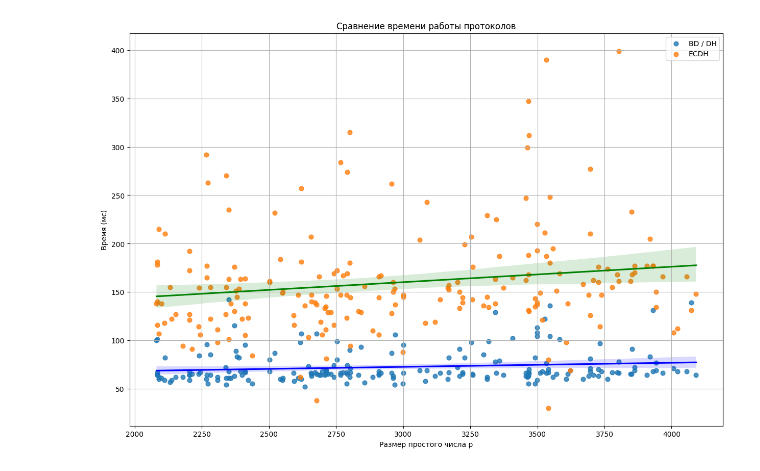
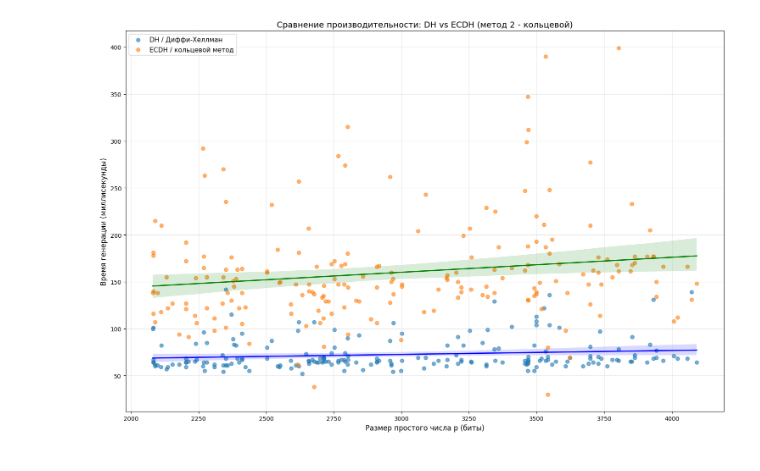
Before and after one commit to GeeZiX84/ECDH, a Jupyter notebook: analitycs.ipynb, the cells around one changed output. Drawn from its saved outputs; the diff is of its cells as text; code cells hidden in the pictures.

```diff
--- a/analitycs.ipynb
+++ b/analitycs.ipynb
@@ -142,19 +277,36 @@ plt.show()
 # %%
-# Преобразуем названия столбцов в EC таблице, чтобы убрать лишние пробелы
+# ============================================================================
+# ГРАФИК 5: Сравнение DH vs ECDH (кольцевой метод)
+# ============================================================================
+# Аналогично графику 4, но для кольцевого метода
 
-#График сравния времени на генерацию ключей, все точки ECDH и BD соединены прямыми для наглядности
-# График 1: сравнение времени (Diffie-Hellman vs ECDH)
-plt.figure(figsize=(15,10))
-sns.regplot(x='p', y='время_генерации_ключа_мкс', data=df, label='BD / DH', scatter_kws={'s':40}, line_kws={'color':'blue'})
-sns.regplot(x='p', y='время_генерации_общего_ключа_кольцевым_методом_мкс', data=df2, label='ECDH', scatter_kws={'s':40}, line_kws={'color':'green'})
-#plt.plot(df['p'], df['время_генерации_ключа_мкс'], 'o-', label='BD / DH (ms)')
-#plt.plot(df2['p'], df2['время_генерации_ключа_мкс'], 'o-', label='ECDH (ms)')
-plt.xlabel('Размер простого числа p')
-plt.ylabel('Время (мс)')
-plt.title('Сравнение времени работы протоколов')
-plt.legend()
-plt.grid(True)
+plt.figure(figsize=(15, 10))
+
+sns.regplot(
+    x='p',
+    y='время_генерации_ключа_мкс',
+    data=df,
+    label='DH / Диффи-Хеллман',
+    scatter_kws={'s': 40, 'alpha': 0.6},
+    line_kws={'color': 'blue', 'linewidth': 2}
+)
+
+sns.regplot(
+    x='p',
+    y='время_генерации_общего_ключа_кольцевым_методом_мкс',
+    data=df2,
+    label='ECDH / кольцевой метод',
+    scatter_kws={'s': 40, 'alpha': 0.6},
+    line_kws={'color': 'green', 'linewidth': 2}
+)
+
+plt.xlabel('Размер простого числа p (биты)', fontsize=12)
+plt.ylabel('Время генерации (миллисекунды)', fontsize=12)
+plt.title('Сравнение производительности: DH vs ECDH (метод 2 - кольцевой)', fontsize=14)
+plt.legend(fontsize=11)
+plt.grid(True, alpha=0.3)
+plt.tight_layout()
 plt.show()
 # %% [output]
-[figure, old version]
+[figure, new version]
 # %%
```
Also changed, not shown: parts of 14 cells of this notebook, 2 other files.
